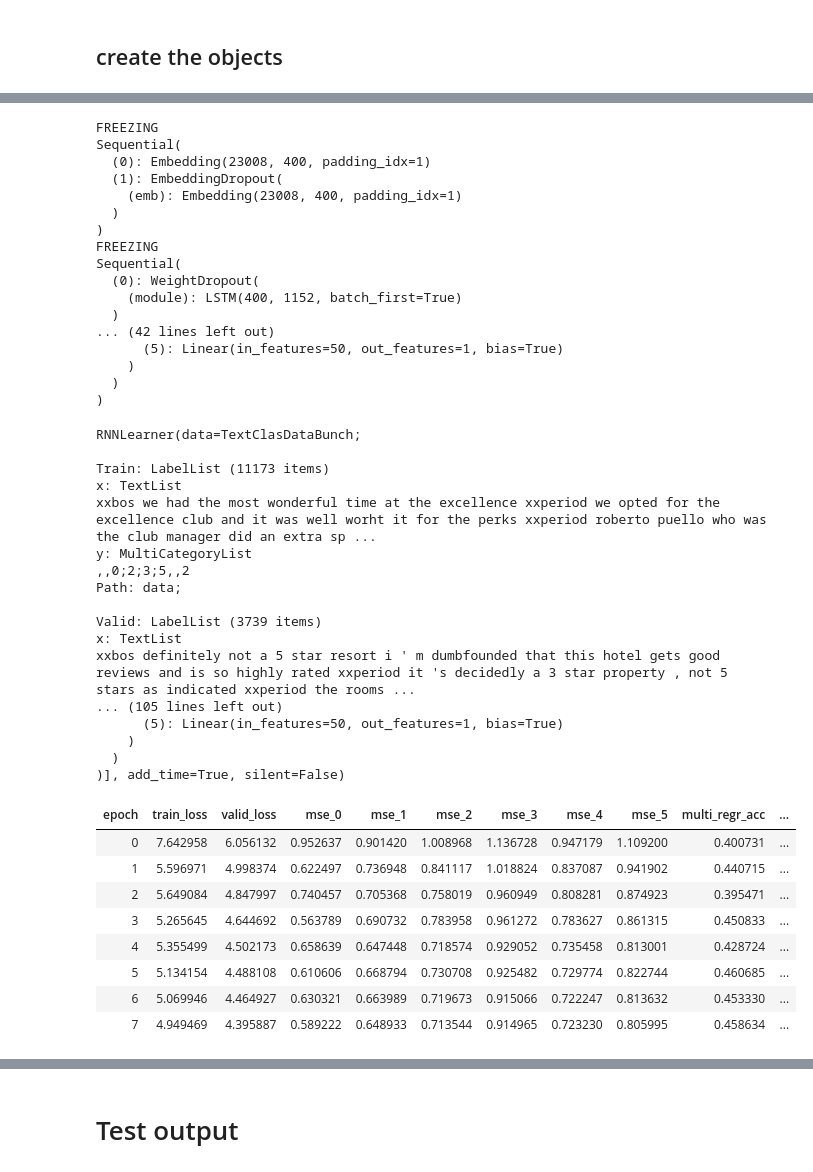
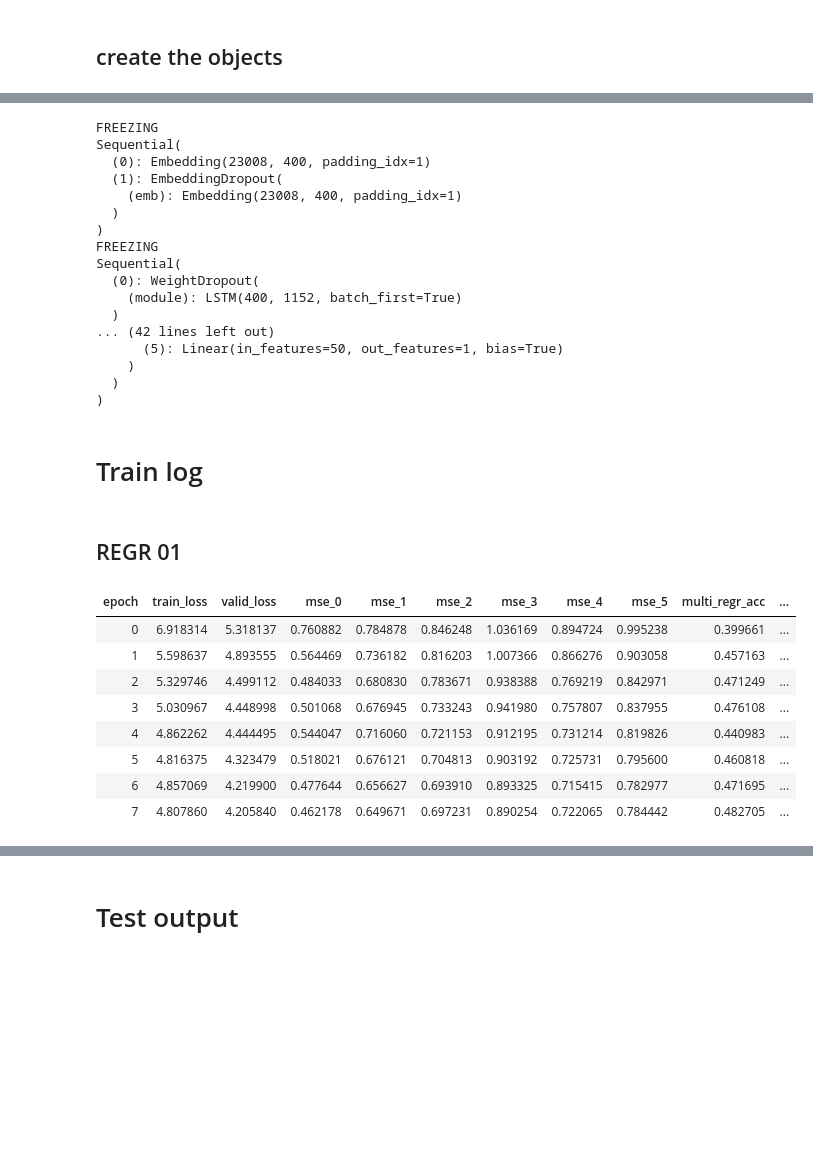
Before and after one commit to aeryen/SAAM, a Jupyter notebook: Hotel_Clean_Regression.ipynb, the cells around one changed output, grey strips where cells are left out. Drawn from its saved outputs; the diff is of its cells as text; code cells hidden in the pictures; blank space fills up the shorter version.

```diff
--- a/Hotel_Clean_Regression.ipynb
+++ b/Hotel_Clean_Regression.ipynb
@@ -15,8 +15,9 @@ from fastai.text.transform import *
 # %%
 hyper_params = {
     "max_sequence_length": 40*70,
-    "batch_size": 20,
-    "num_epochs": 8,
+    "batch_size": 32,
+    "num_epochs1": 8,
+    "num_epochs2": 12,
     "num_aspect": 6,
     "num_rating": 5,
 }
@@ -346,6 +347,7 @@ class Cls2Module1200(Module):
 # REGR 01: all aspects attributed
 # %%
 experiment.add_tag("REGR01")
+experiment.add_tag("DOCPOLL4ALL")
 def masked_concat_pool(outputs, mask):
     "Pool MultiBatchEncoder outputs into one vector [last_hidden, max_pool, avg_pool]."
     output = outputs[-1]
@@ -387,6 +389,12 @@ class Regr1Module1200(Module):
 
         batch = sentence_extract_pool(outputs, mask, p_index) # list of [80?, 1200]
 
+#         temp_all = []
+#         for doci in range(0, len(batch)):
+#             temp_all.append( batch[doci].mean(dim=0, keepdim=True) )
+#         temp_all = torch.cat( temp_all , dim=0 )
+#         overall_dist = (self.overall(temp_all) + 0.5) * (self.n_rat-1)  # [4, 1]
+
         allsent_emb = torch.cat(batch, dim=0)
         aspect_dist = self.aspect(allsent_emb)         # [n_sentence, aspect]
         sentiment_dist = (self.sentiment(allsent_emb) + 0.5) * (self.n_rat-1)   # [n_sentence, 1]
@@ -501,7 +520,7 @@ def get_text_classifier(arch:Callable, vocab_sz:int, vocab, n_class:int, bptt:in
     ps = [config.pop('output_p')] + ps
     init = config.pop('init') if 'init' in config else None
     encoder = SentenceEncoder(bptt, max_len, arch(vocab_sz, **config), vocab, pad_idx=pad_idx)
-    cls_layer = Regr2Module1200(n_asp=hyper_params["num_aspect"], n_rat=hyper_params["num_rating"], layers=layers, drops=ps)
+    cls_layer = Regr1Module1200(n_asp=hyper_params["num_aspect"], n_rat=hyper_params["num_rating"], layers=layers, drops=ps)
     model = SequentialRNN(encoder, cls_layer)
     return model if init is None else model.apply(init)
 # %%
@@ -652,7 +671,7 @@ Sequential(
   )
 )
 # %%
-cls_learn.load_encoder('lm_enc_hotel.1115')
+_=cls_learn.load_encoder('lm_enc_hotel.1115')
 # %% [output]
 FREEZING
 Sequential(
@@ -671,33 +690,20 @@ Sequential(
     )
   )
 )
-RNNLearner(data=TextClasDataBunch;
-
-Train: LabelList (11173 items)
-x: TextList
-xxbos we had the most wonderful time at the excellence xxperiod we opted for the excellence club and it was well worht it for the perks xxperiod roberto puello who was the club manager did an extra sp ...
-y: MultiCategoryList
-,,0;2;3;5,,2
-Path: data;
-
-Valid: LabelList (3739 items)
-x: TextList
-xxbos definitely not a 5 star resort i ' m dumbfounded that this hotel gets good reviews and is so highly rated xxperiod it 's decidedly a 3 star property , not 5 stars as indicated xxperiod the rooms ...
-... (105 lines left out)
-      (5): Linear(in_features=50, out_features=1, bias=True)
-    )
-  )
-)], add_time=True, silent=False)
+# %% [markdown]
+# Train log
+# %% [markdown]
+## REGR 01
 # %%
 with experiment.train():
-    cls_learn.fit_one_cycle(8)
+    cls_learn.fit_one_cycle(hyper_params["num_epochs1"])
 # %% [output]
 | epoch | train_loss | valid_loss | mse_0 | mse_1 | mse_2 | mse_3 | mse_4 | mse_5 | multi_regr_acc | ... |
-| 0 | 7.642958 | 6.056132 | 0.952637 | 0.901420 | 1.008968 | 1.136728 | 0.947179 | 1.109200 | 0.400731 | ... |
-| 1 | 5.596971 | 4.998374 | 0.622497 | 0.736948 | 0.841117 | 1.018824 | 0.837087 | 0.941902 | 0.440715 | ... |
-| 2 | 5.649084 | 4.847997 | 0.740457 | 0.705368 | 0.758019 | 0.960949 | 0.808281 | 0.874923 | 0.395471 | ... |
-| 3 | 5.265645 | 4.644692 | 0.563789 | 0.690732 | 0.783958 | 0.961272 | 0.783627 | 0.861315 | 0.450833 | ... |
-| 4 | 5.355499 | 4.502173 | 0.658639 | 0.647448 | 0.718574 | 0.929052 | 0.735458 | 0.813001 | 0.428724 | ... |
-| 5 | 5.134154 | 4.488108 | 0.610606 | 0.668794 | 0.730708 | 0.925482 | 0.729774 | 0.822744 | 0.460685 | ... |
-| 6 | 5.069946 | 4.464927 | 0.630321 | 0.663989 | 0.719673 | 0.915066 | 0.722247 | 0.813632 | 0.453330 | ... |
-| 7 | 4.949469 | 4.395887 | 0.589222 | 0.648933 | 0.713544 | 0.914965 | 0.723230 | 0.805995 | 0.458634 | ... |
+| 0 | 6.918314 | 5.318137 | 0.760882 | 0.784878 | 0.846248 | 1.036169 | 0.894724 | 0.995238 | 0.399661 | ... |
+| 1 | 5.598637 | 4.893555 | 0.564469 | 0.736182 | 0.816203 | 1.007366 | 0.866276 | 0.903058 | 0.457163 | ... |
+| 2 | 5.329746 | 4.499112 | 0.484033 | 0.680830 | 0.783671 | 0.938388 | 0.769219 | 0.842971 | 0.471249 | ... |
+| 3 | 5.030967 | 4.448998 | 0.501068 | 0.676945 | 0.733243 | 0.941980 | 0.757807 | 0.837955 | 0.476108 | ... |
+| 4 | 4.862262 | 4.444495 | 0.544047 | 0.716060 | 0.721153 | 0.912195 | 0.731214 | 0.819826 | 0.440983 | ... |
+| 5 | 4.816375 | 4.323479 | 0.518021 | 0.676121 | 0.704813 | 0.903192 | 0.725731 | 0.795600 | 0.460818 | ... |
+| 6 | 4.857069 | 4.219900 | 0.477644 | 0.656627 | 0.693910 | 0.893325 | 0.715415 | 0.782977 | 0.471695 | ... |
+| 7 | 4.807860 | 4.205840 | 0.462178 | 0.649671 | 0.697231 | 0.890254 | 0.722065 | 0.784442 | 0.482705 | ... |
```
Also changed, not shown: parts of 20 cells of this notebook, 2 other files.
